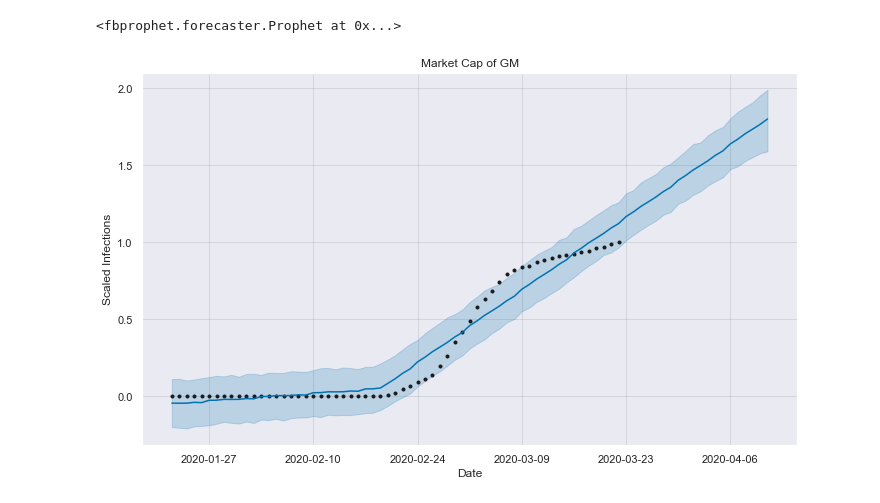
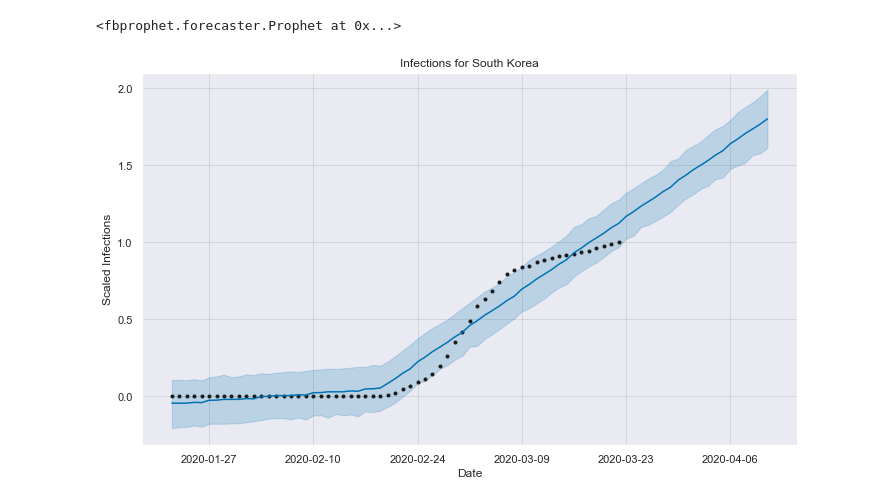
Before and after one commit to matthiasboeker/Covid_19_Forecast, a Jupyter notebook: Notebooks/Exploration.ipynb, the cells around one changed output. Drawn from its saved outputs; the diff is of its cells as text; code cells hidden in the pictures.

```diff
--- a/Notebooks/Exploration.ipynb
+++ b/Notebooks/Exploration.ipynb
@@ -270,9 +241,10 @@ INFO:fbprophet:Disabling daily seasonality. Run prophet with daily_seasonality=T
 # %%
 # Make a future dataframe for 20 Days
 SK_forecast = SK_model.make_future_dataframe(periods=20, freq='D')
 SK_forecast = SK_model.predict(SK_forecast)
 
+pd.plotting.register_matplotlib_converters()
 SK_model.plot(SK_forecast, xlabel = 'Date', ylabel = 'Scaled Infections')
-plt.title('Infection ');
+plt.title('Infections for South Korea');
 # %% [output]
-[figure, old version]
+[figure, new version]
```
Also changed, not shown: parts of 15 cells of this notebook.
